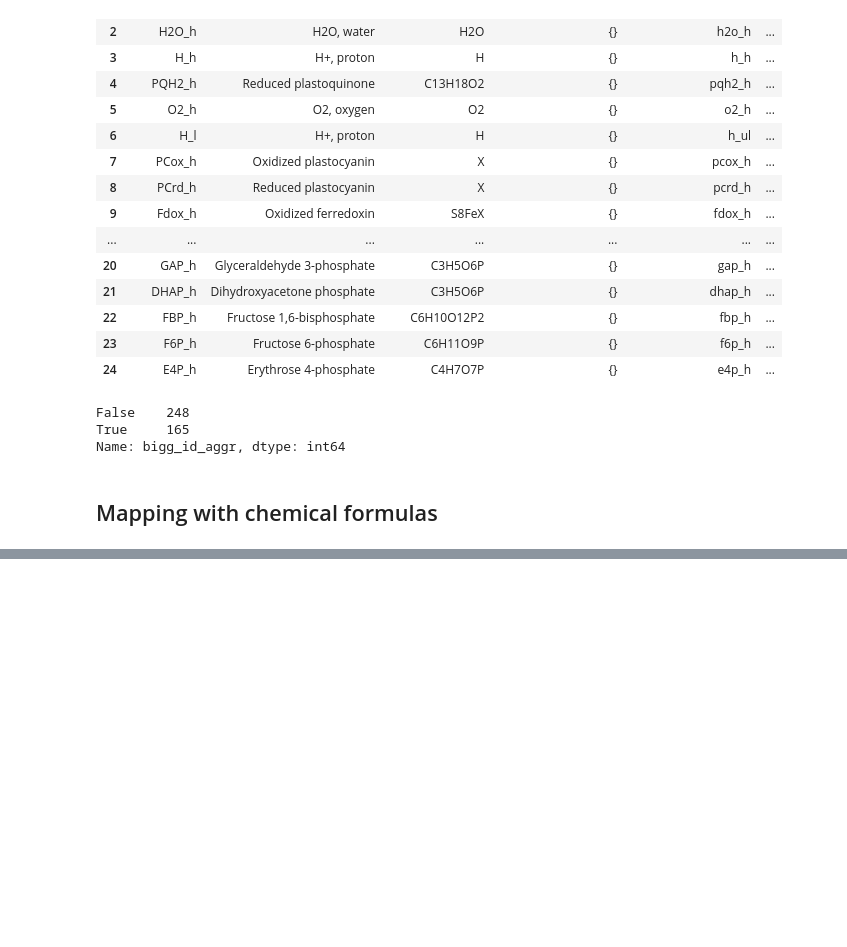
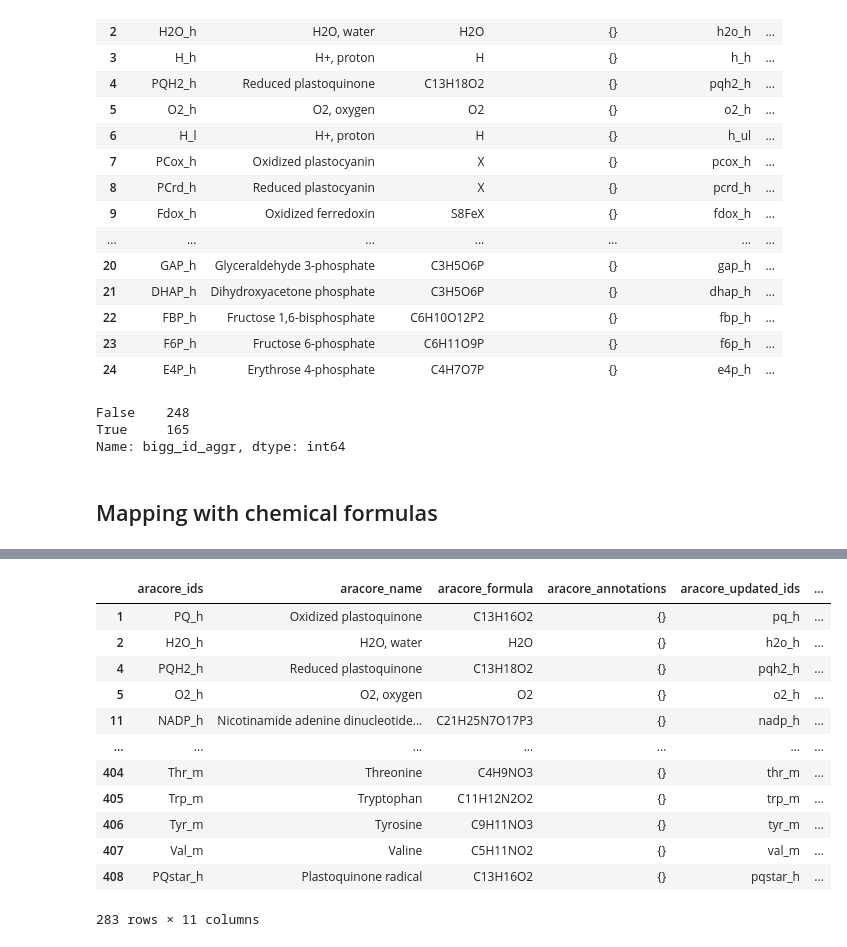
Before and after one commit to chloea31/AraCore, a Jupyter notebook: notebooks/2021-06-01-ca-metabolites-mapping.ipynb, the cells around one changed output, grey strips where cells are left out. Cells and saved outputs as stored; diff of their text form; code cells hidden in the pictures; blank space fills up the shorter version.

Commit message:
add new version of metabolite mapping table with chemical formula, have to solve conflicts and blanks

```diff
--- a/notebooks/2021-06-01-ca-metabolites-mapping.ipynb
+++ b/notebooks/2021-06-01-ca-metabolites-mapping.ipynb
@@ -715,0 +742,3 @@ memory usage: 35.5+ KB
+# %%
+df_metabolites_groupby_formula = df_metabolites_seed.groupby("formula").agg({"id":list, "abbreviation":list}).drop(labels = 'X', axis = 0).reset_index()
+df_metabolites_groupby_formula
@@ -715,0 +759,3 @@ memory usage: 35.5+ KB
+# %%
+df_metabolites_groupby_formula = df_metabolites_groupby_formula.rename(columns = {"formula":"model_seed_formula", "id":"model_seed_id", "abbreviation":"model_seed_abbreviation"})
+df_metabolites_groupby_formula
@@ -718,0 +823,11 @@ df_metabolites_aracore.to_csv('../data/processed/2021-06-01-metabolite-mapping-t
+# %%
+# replace the NaN values by empty lists
+def apply_replace_Nan_by_list(line):
+    if type(line) is not list:
+        value = []
+    else:
+        value = line # WARNING !! Always put the else: condition to specify which value is taken in that case; here, we recover
+        # the line if type(line) is list
+    return value
+df_metabolites_aracore_final["model_seed_id"] = df_metabolites_aracore_final["model_seed_id"].apply(apply_replace_Nan_by_list)
+df_metabolites_aracore_final
@@ -718,0 +871,18 @@ df_metabolites_aracore.to_csv('../data/processed/2021-06-01-metabolite-mapping-t
+# %%
+# Extract those metabolites that have more than one ModelSEED compound ids mapped
+df_metabolites_aracore_seed_conflicted = df_metabolites_aracore_final[df_metabolites_aracore_final['model_seed_id'].apply(len) > 1].copy()
+df_metabolites_aracore_seed_conflicted
+# %% [output]
+|  | aracore_ids | aracore_name | aracore_formula | aracore_annotations | aracore_updated_ids | ... |
+| 1 | PQ_h | Oxidized plastoquinone | C13H16O2 | {} | pq_h | ... |
+| 2 | H2O_h | H2O, water | H2O | {} | h2o_h | ... |
+| 4 | PQH2_h | Reduced plastoquinone | C13H18O2 | {} | pqh2_h | ... |
+| 5 | O2_h | O2, oxygen | O2 | {} | o2_h | ... |
+| 11 | NADP_h | Nicotinamide adenine dinucleotide... | C21H25N7O17P3 | {} | nadp_h | ... |
+| ... | ... | ... | ... | ... | ... | ... |
+| 404 | Thr_m | Threonine | C4H9NO3 | {} | thr_m | ... |
+| 405 | Trp_m | Tryptophan | C11H12N2O2 | {} | trp_m | ... |
+| 406 | Tyr_m | Tyrosine | C9H11NO3 | {} | tyr_m | ... |
+| 407 | Val_m | Valine | C5H11NO2 | {} | val_m | ... |
+| 408 | PQstar_h | Plastoquinone radical | C13H16O2 | {} | pqstar_h | ... |
+283 rows × 11 columns
```
Also changed, not shown: parts of 26 cells of this notebook.
